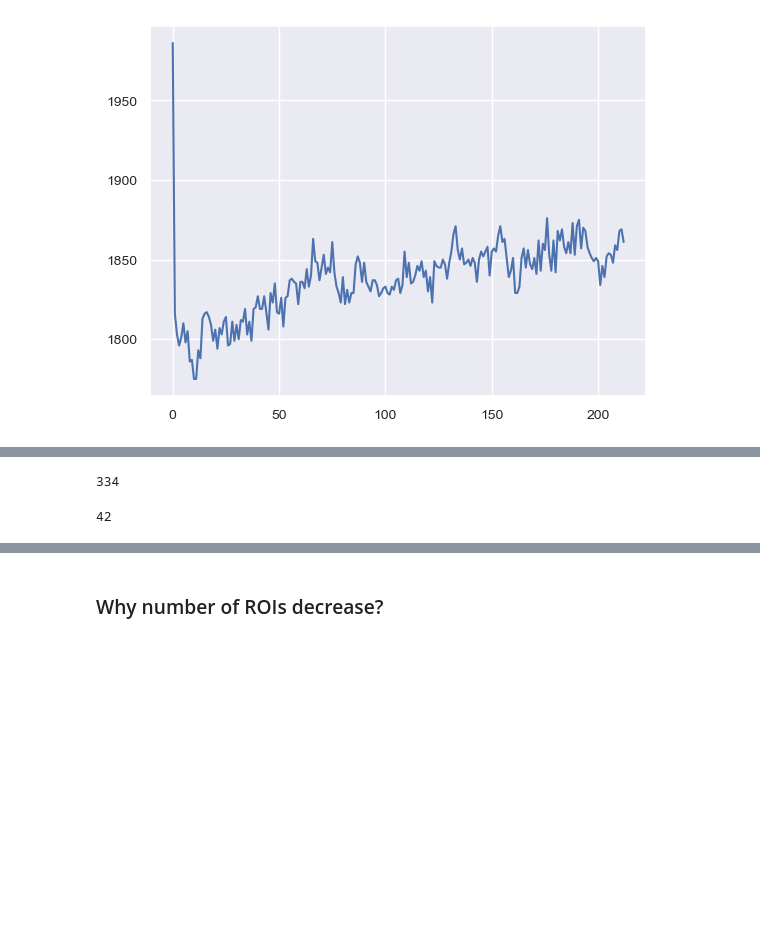
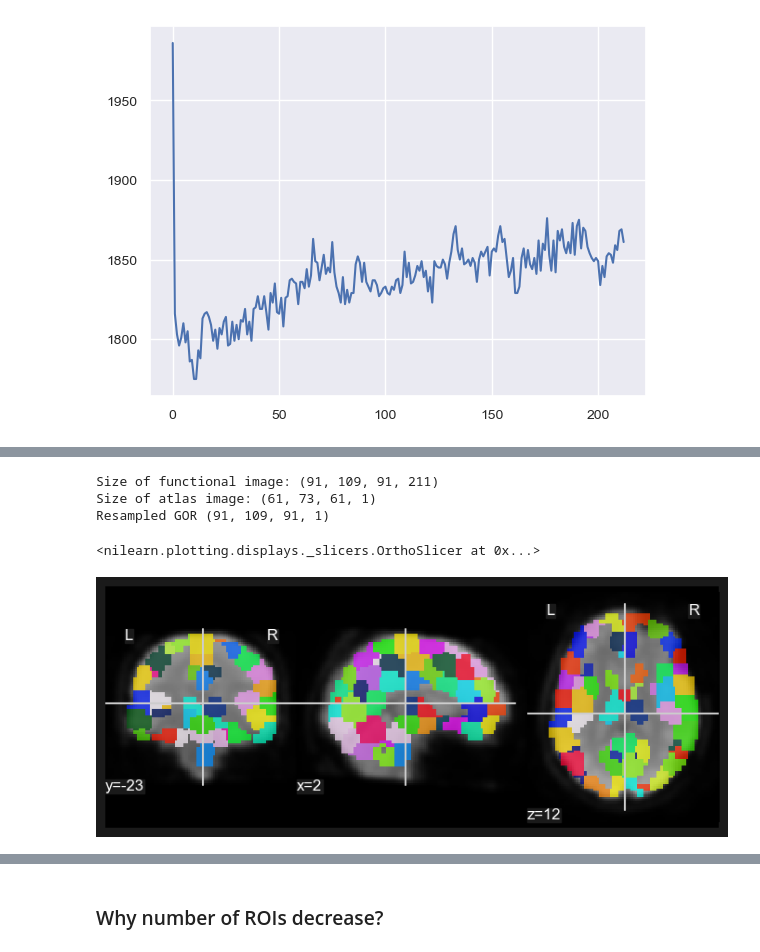
Before and after one commit to Rodrigo-Motta/Ayahuasca, a Jupyter notebook: Ingestion/ROI_extraction.ipynb, the cells around one changed output, grey strips where cells are left out. Drawn from its saved outputs; the diff is of its cells as text; code cells hidden in the pictures; blank space fills up the shorter version.

```diff
--- a/Ingestion/ROI_extraction.ipynb
+++ b/Ingestion/ROI_extraction.ipynb
@@ -52,11 +139,39 @@ plt.plot(test_load[40,40,40,:])
 # %%
-GOR = nib.load('/Users/rodrigo/Side-Projects/Ayahuasca/Parcels_MNI_333.nii')#.get_fdata()
-test_load = nib.load('/Users/rodrigo/Side-Projects/Ayahuasca/Data/Controle/O/2/before/swau2_RS.nii')
+# reading Gordon parcellation
+GOR = nib.load('/Users/rodrigo/Side-Projects/Ayahuasca/Parcels_MNI_333.nii')
+#GOR = nib.load('/Users/rodrigo/Side-Projects/Ayahuasca/CC200.nii')
+
+
+#test_load = nib.load('/Users/rodrigo/Side-Projects/Ayahuasca/Data/Controle/O/3/before/swau3_RS.nii').slicer[:,:,:,2:]
+#test_load = nib.load('/Users/rodrigo/Side-Projects/Ayahuasca/Data/Controle/O/2/after/swau2_RS.nii').slicer[:,:,:,2:]
+#test_load = nib.load('/Users/rodrigo/Downloads/2_RS.nii').slicer[:,:,:,2:]
+
+
+print("Size of functional image:", test_load.shape)
+print("Size of atlas image:", GOR.shape)
+
+
+resampled_GOR = nimg.resample_img(GOR, test_load.affine, target_shape=test_load.get_fdata()[:,:,:,0].shape, interpolation = 'nearest', fill_value=0)
+
+# resampled_test = nimg.resample_img(test_load, affine, target_shape=GOR.shape,
+#                                   interpolation = 'linear', fill_value=0)
+
+# resampled_test = nimg.resample_to_img(test_load, GOR, interpolation = 'nearest', fill_value=0)
+
+
+#resampled_GOR = nimg.resample_to_img(GOR, test_load, interpolation = 'nearest', fill_value=0)
+
+
+print('Resampled GOR', resampled_GOR.shape)
+#print('Resampled test', resampled_test.shape)
+# %% [output]
+Size of functional image: (91, 109, 91, 211)
+Size of atlas image: (61, 73, 61, 1)
+Resampled GOR (91, 109, 91, 1)
-# %%
-print(len(np.unique(GOR.get_fdata())))
-# %% [output]
-334
-# %%
-np.sum(GOR.get_fdata() == 258.)
-# %% [output]
-42
+# %%
+from nilearn import plotting as nplot
+
+nplot.plot_roi(resampled_GOR, test_load.slicer[:, :, :, 15])
+# %% [output]
+<nilearn.plotting.displays._slicers.OrthoSlicer at 0x...>
+[figure, added]
```
Also changed, not shown: parts of 24 cells of this notebook, 2 other files.
